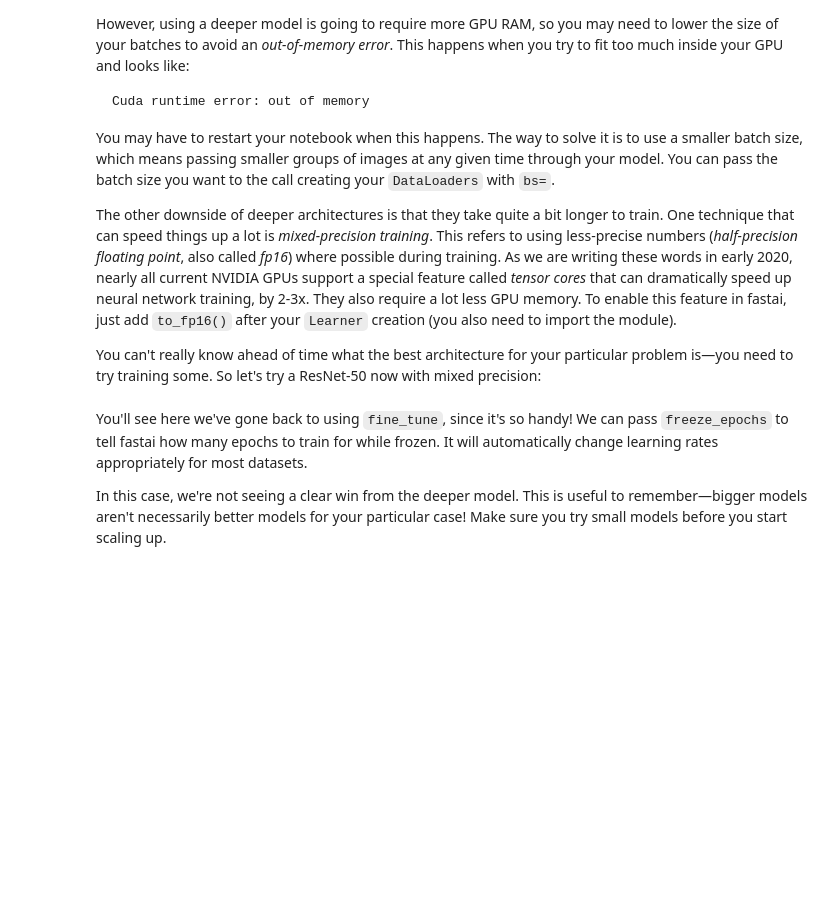
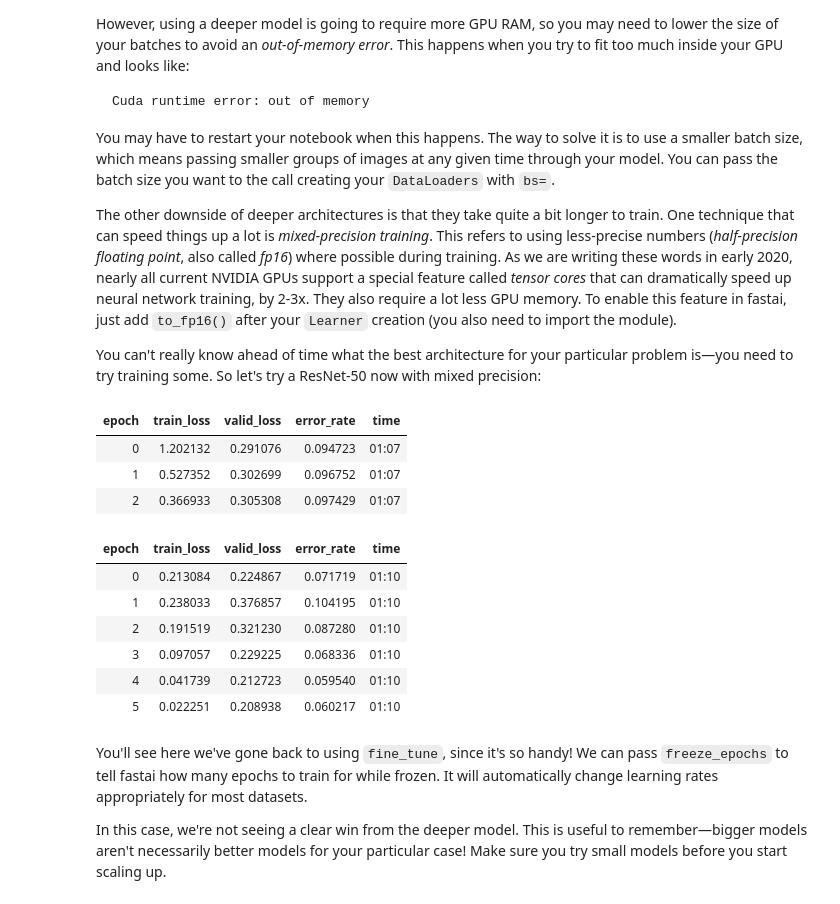
Before and after one commit to tdekelver-bd/Intro-to-DL-BD-2023, a Jupyter notebook: intro-dl-day1-3-going-deeper-pet-breeds.ipynb, the cells around one changed output. Drawn from its saved outputs; the diff is of its cells as text; code cells hidden in the pictures; blank space fills up the shorter version.

```diff
--- a/intro-dl-day1-3-going-deeper-pet-breeds.ipynb
+++ b/intro-dl-day1-3-going-deeper-pet-breeds.ipynb
@@ -783,8 +799,20 @@ The other downside of deeper architectures is that they take quite a bit longer
 You can't really know ahead of time what the best architecture for your particular problem is—you need to try training some. So let's try a ResNet-50 now with mixed precision:
 # %%
 from fastai.callback.fp16 import *
-learn = vision_learner(dls, resnet50, metrics=error_rate).to_fp16()
+learn = vision_learner(dls_new, resnet50, metrics=error_rate).to_fp16()
 learn.fine_tune(6, freeze_epochs=3)
+# %% [output]
+| epoch | train_loss | valid_loss | error_rate | time |
+| 0 | 1.202132 | 0.291076 | 0.094723 | 01:07 |
+| 1 | 0.527352 | 0.302699 | 0.096752 | 01:07 |
+| 2 | 0.366933 | 0.305308 | 0.097429 | 01:07 |
+| epoch | train_loss | valid_loss | error_rate | time |
+| 0 | 0.213084 | 0.224867 | 0.071719 | 01:10 |
+| 1 | 0.238033 | 0.376857 | 0.104195 | 01:10 |
+| 2 | 0.191519 | 0.321230 | 0.087280 | 01:10 |
+| 3 | 0.097057 | 0.229225 | 0.068336 | 01:10 |
+| 4 | 0.041739 | 0.212723 | 0.059540 | 01:10 |
+| 5 | 0.022251 | 0.208938 | 0.060217 | 01:10 |
 # %% [markdown]
 You'll see here we've gone back to using `fine_tune`, since it's so handy! We can pass `freeze_epochs` to tell fastai how many epochs to train for while frozen. It will automatically change learning rates appropriately for most datasets.
 
```
Also changed, not shown: parts of 2 cells of this notebook.
